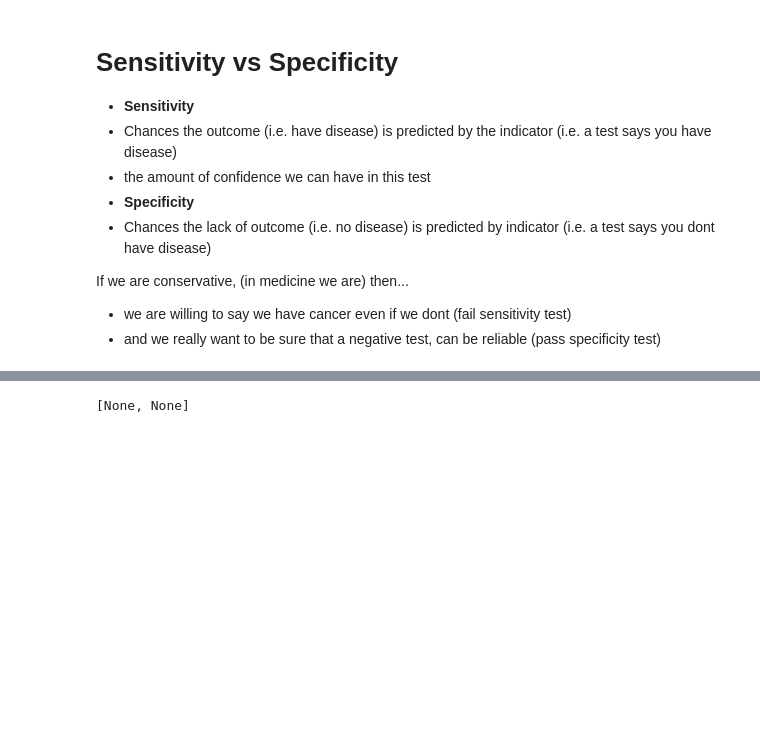
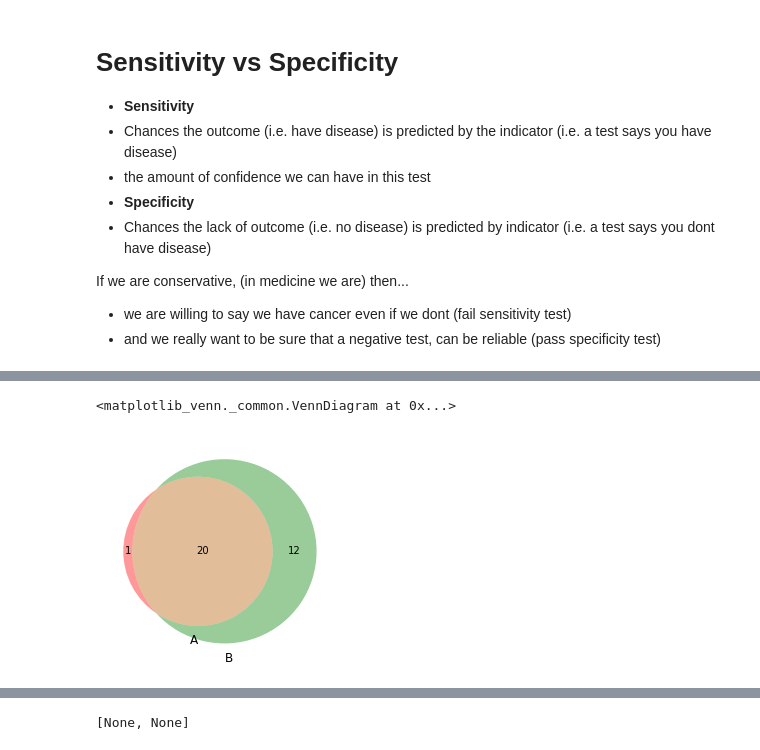
Before and after one commit to theredpea/udacity_notes, a Jupyter notebook: st101__2_Probability__10_Bayes Rule.ipynb, the cells around one changed output, grey strips where cells are left out. Cells and saved outputs as stored; diff of their text form; code cells hidden in the pictures; blank space fills up the shorter version.

```diff
--- a/st101__2_Probability__10_Bayes Rule.ipynb
+++ b/st101__2_Probability__10_Bayes Rule.ipynb
@@ -482,0 +527,8 @@ setting event "not(cancer) given positive" to prob 0.9166666666666666
+# %%
+#Or can use a 3-element argument:
+#"The functions venn2 and venn2_circles accept as their only required argument a 3-element list (Ab, aB, AB) of subset sizes, e.g.:"
+# https://pypi.python.org/pypi/matplotlib-venn
+venn2(subsets=(1, 12, 20))
+# %% [output]
+<matplotlib_venn._common.VennDiagram at 0x...>
+[figure, added]
```
Also changed, not shown: parts of 16 cells of this notebook, 1 other file.
